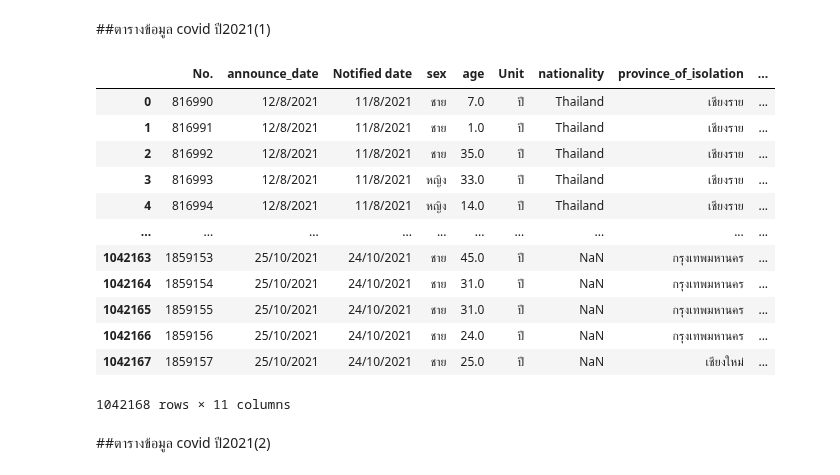
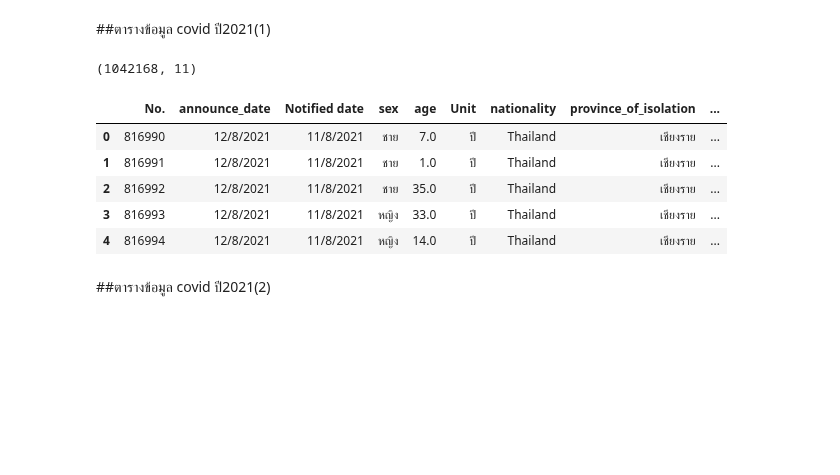
Before and after one commit to Nunticha24/data_viz_2022, a Jupyter notebook: Project_Dinosaur.ipynb, the cells around one changed output. Cells and saved outputs as stored; diff of their text form; code cells hidden in the pictures; blank space fills up the shorter version.

```diff
--- a/Project_Dinosaur.ipynb
+++ b/Project_Dinosaur.ipynb
@@ -48,21 +45,16 @@ data_covid2020
 ##ตารางข้อมูล covid ปี2021(1)
 # %%
 data_covid2021_1 =  pd.read_csv(os.path.join(path,'confirmed-cases-since-120864.csv'))
-data_covid2021_1
+print(data_covid2021_1.shape)
+data_covid2021_1.head()
 # %% [output]
+(1042168, 11)
 |  | No. | announce_date | Notified date | sex | age | Unit | nationality | province_of_isolation | ... |
 | 0 | 816990 | 12/8/2021 | 11/8/2021 | ชาย | 7.0 | ปี | Thailand | เชียงราย | ... |
 | 1 | 816991 | 12/8/2021 | 11/8/2021 | ชาย | 1.0 | ปี | Thailand | เชียงราย | ... |
 | 2 | 816992 | 12/8/2021 | 11/8/2021 | ชาย | 35.0 | ปี | Thailand | เชียงราย | ... |
 | 3 | 816993 | 12/8/2021 | 11/8/2021 | หญิง | 33.0 | ปี | Thailand | เชียงราย | ... |
 | 4 | 816994 | 12/8/2021 | 11/8/2021 | หญิง | 14.0 | ปี | Thailand | เชียงราย | ... |
-| ... | ... | ... | ... | ... | ... | ... | ... | ... | ... |
-| 1042163 | 1859153 | 25/10/2021 | 24/10/2021 | ชาย | 45.0 | ปี | NaN | กรุงเทพมหานคร | ... |
-| 1042164 | 1859154 | 25/10/2021 | 24/10/2021 | ชาย | 31.0 | ปี | NaN | กรุงเทพมหานคร | ... |
-| 1042165 | 1859155 | 25/10/2021 | 24/10/2021 | ชาย | 31.0 | ปี | NaN | กรุงเทพมหานคร | ... |
-| 1042166 | 1859156 | 25/10/2021 | 24/10/2021 | ชาย | 24.0 | ปี | NaN | กรุงเทพมหานคร | ... |
-| 1042167 | 1859157 | 25/10/2021 | 24/10/2021 | ชาย | 25.0 | ปี | NaN | เชียงใหม่ | ... |
-1042168 rows × 11 columns
 # %% [markdown]
 ##ตารางข้อมูล covid ปี2021(2)
 # %%
```
Also changed, not shown: parts of 134 cells of this notebook.
